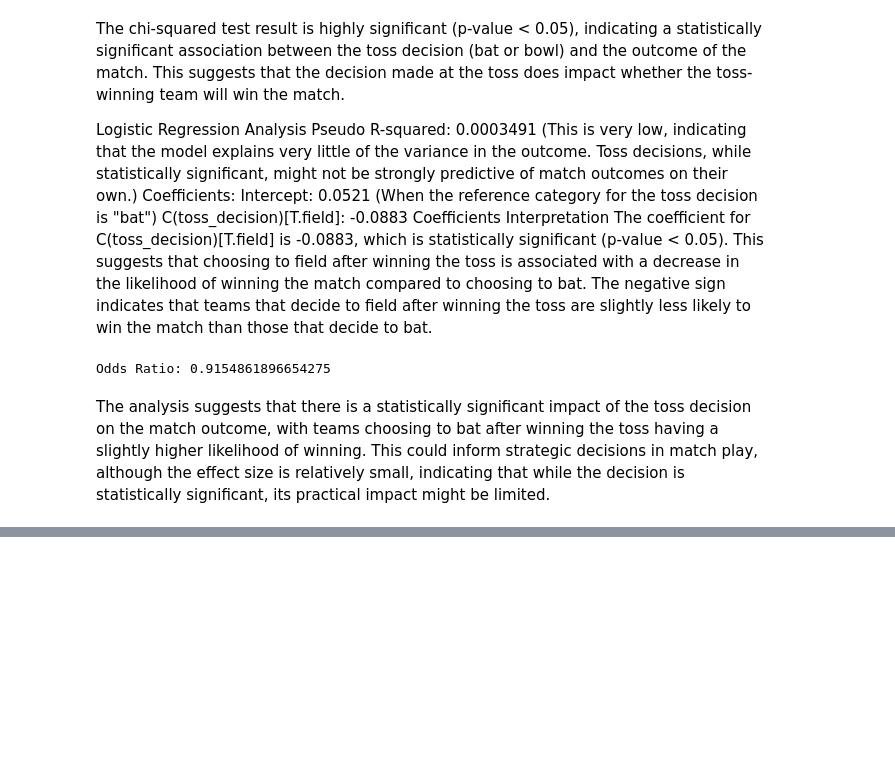
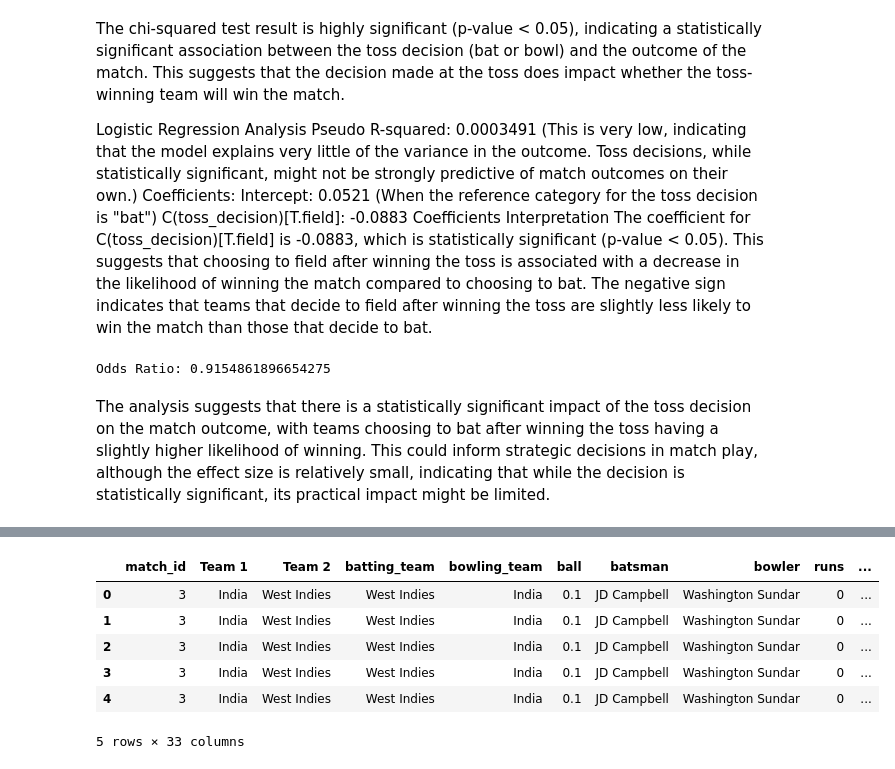
Before and after one commit to niiiiiiiiik/research_project, a Jupyter notebook: toss_assistant.ipynb, the cells around one changed output, grey strips where cells are left out. Cells and saved outputs as stored; diff of their text form; code cells hidden in the pictures; blank space fills up the shorter version.

```diff
--- a/toss_assistant.ipynb
+++ b/toss_assistant.ipynb
@@ -493,0 +605,10 @@ The analysis suggests that there is a statistically significant impact of the to
+# %%
+combined_df.head()
+# %% [output]
+|  | match_id | Team 1 | Team 2 | batting_team | bowling_team | ball | batsman | bowler | runs | ... |
+| 0 | 3 | India | West Indies | West Indies | India | 0.1 | JD Campbell | Washington Sundar | 0 | ... |
+| 1 | 3 | India | West Indies | West Indies | India | 0.1 | JD Campbell | Washington Sundar | 0 | ... |
+| 2 | 3 | India | West Indies | West Indies | India | 0.1 | JD Campbell | Washington Sundar | 0 | ... |
+| 3 | 3 | India | West Indies | West Indies | India | 0.1 | JD Campbell | Washington Sundar | 0 | ... |
+| 4 | 3 | India | West Indies | West Indies | India | 0.1 | JD Campbell | Washington Sundar | 0 | ... |
+5 rows × 33 columns
```
Also changed, not shown: parts of 16 cells of this notebook, 2 other files.
